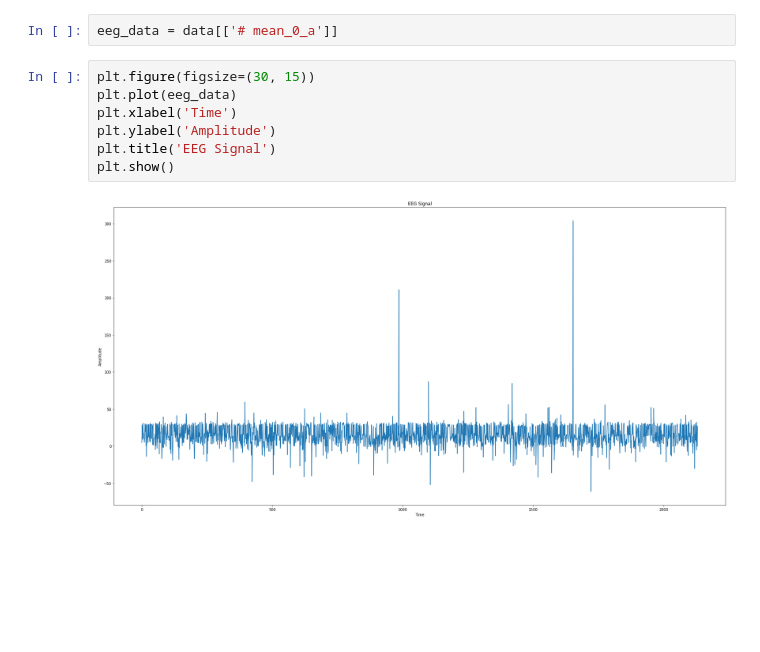
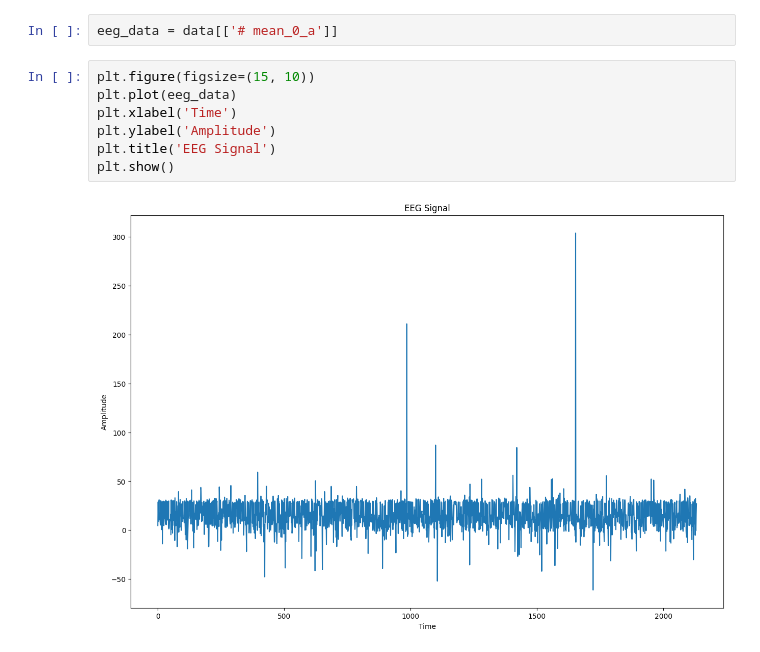
Before and after one commit to ZiadMeligy/InstrumentsTask2, a Jupyter notebook: trying.ipynb, the cells around one changed output. Saved outputs shown, nothing was run; the diff lists cells and outputs as text; blank space fills up the shorter version.

```diff
--- a/trying.ipynb
+++ b/trying.ipynb
@@ -7,11 +7,11 @@ data = pd.read_csv('emotions.csv')
 # %%
 eeg_data = data[['# mean_0_a']]
 # %%
-plt.figure(figsize=(30, 15))
+plt.figure(figsize=(15, 10))
 plt.plot(eeg_data)
 plt.xlabel('Time')
 plt.ylabel('Amplitude')
 plt.title('EEG Signal')
 plt.show()
 # %% [output]
-[figure, old version]
+[figure, new version]
```
Also changed, not shown: 1 other file.
